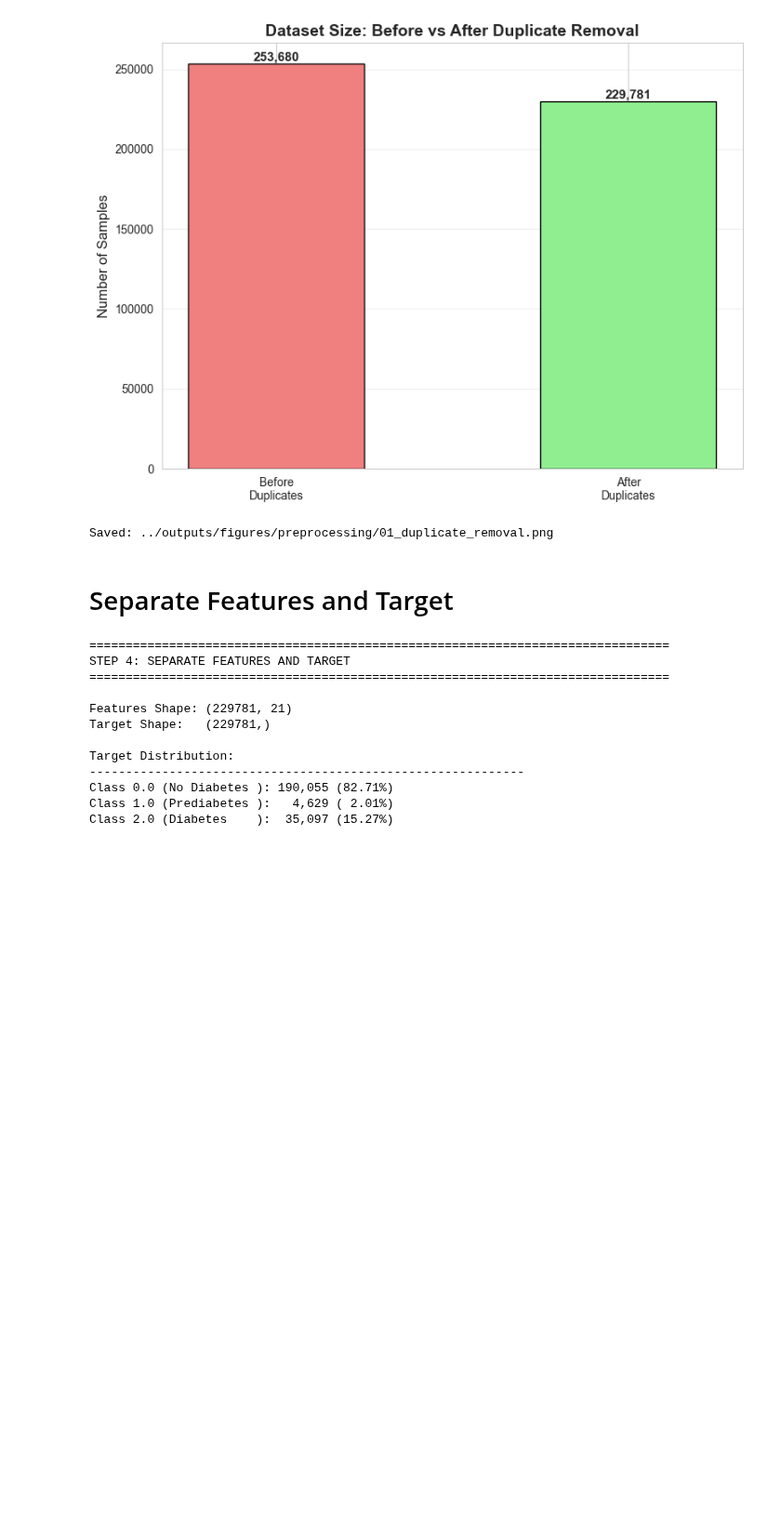
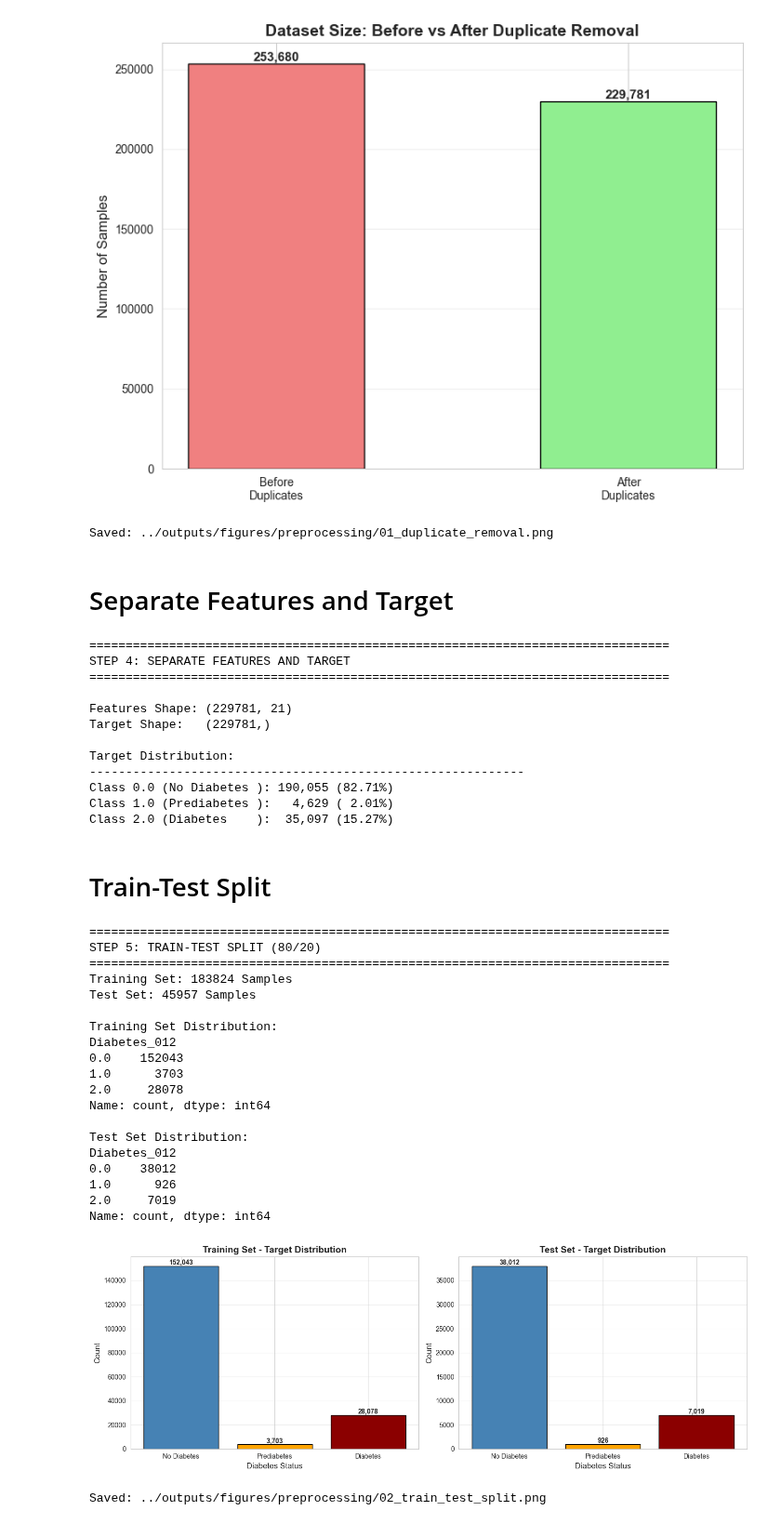
Before and after one commit to eyyuboeztuerk-arch/diabetes-multiclass-project, a Jupyter notebook: notebooks/02_preprocessing.ipynb, the cells around one changed output. Shown at 93% size. Saved outputs shown, nothing was run; the diff lists cells and outputs as text; code cells hidden in the pictures; blank space fills up the shorter version.

Commit message:
Implement train-test split section to 02_preprocessing.ipynb

```diff
--- a/notebooks/02_preprocessing.ipynb
+++ b/notebooks/02_preprocessing.ipynb
@@ -185,3 +185,68 @@ Target Distribution:
 Class 0.0 (No Diabetes ): 190,055 (82.71%)
 Class 1.0 (Prediabetes ):   4,629 ( 2.01%)
 Class 2.0 (Diabetes    ):  35,097 (15.27%)
+# %% [markdown]
+# Train-Test Split
+# %%
+# =============================================================================
+# 5. TRAIN-TEST SPLIT
+# =============================================================================
+print("\n" + "="*80)
+print("STEP 5: TRAIN-TEST SPLIT (80/20)")
+print("="*80)
+
+features_train, features_test, target_train, target_test = create_train_test_split(
+    features, target, test_size=0.2, random_state=42
+)
+
+# Visualize train-test split
+fig, axes = plt.subplots(1, 2, figsize=(14, 5))
+
+# Train set distribution
+train_counts = target_train.value_counts().sort_index()
+axes[0].bar([label_mapping[i] for i in train_counts.index], train_counts.values,
+            color=['steelblue', 'orange', 'darkred'], edgecolor='black')
+axes[0].set_title('Training Set - Target Distribution', fontsize=14, fontweight='bold')
+axes[0].set_xlabel('Diabetes Status', fontsize=12)
+axes[0].set_ylabel('Count', fontsize=12)
+axes[0].grid(axis='y', alpha=0.3)
+for i, (idx, val) in enumerate(train_counts.items()):
+    axes[0].text(i, val, f'{val:,}', ha='center', va='bottom', fontsize=10, fontweight='bold')
+
+# Test set distribution
+test_counts = target_test.value_counts().sort_index()
+axes[1].bar([label_mapping[i] for i in test_counts.index], test_counts.values,
+            color=['steelblue', 'orange', 'darkred'], edgecolor='black')
+axes[1].set_title('Test Set - Target Distribution', fontsize=14, fontweight='bold')
+axes[1].set_xlabel('Diabetes Status', fontsize=12)
+axes[1].set_ylabel('Count', fontsize=12)
+axes[1].grid(axis='y', alpha=0.3)
+for i, (idx, val) in enumerate(test_counts.items()):
+    axes[1].text(i, val, f'{val:,}', ha='center', va='bottom', fontsize=10, fontweight='bold')
+
+plt.tight_layout()
+plt.savefig(f"{output_dir}/02_train_test_split.png", dpi=300, bbox_inches='tight')
+plt.show()
+print(f"\nSaved: {output_dir}/02_train_test_split.png")
+# %% [output]
+================================================================================
+STEP 5: TRAIN-TEST SPLIT (80/20)
+================================================================================
+Training Set: 183824 Samples
+Test Set: 45957 Samples
+
+Training Set Distribution:
+Diabetes_012
+0.0    152043
+1.0      3703
+2.0     28078
+Name: count, dtype: int64
+
+Test Set Distribution:
+Diabetes_012
+0.0    38012
+1.0      926
+2.0     7019
+Name: count, dtype: int64
+[figure, added]
+Saved: ../outputs/figures/preprocessing/02_train_test_split.png
```
